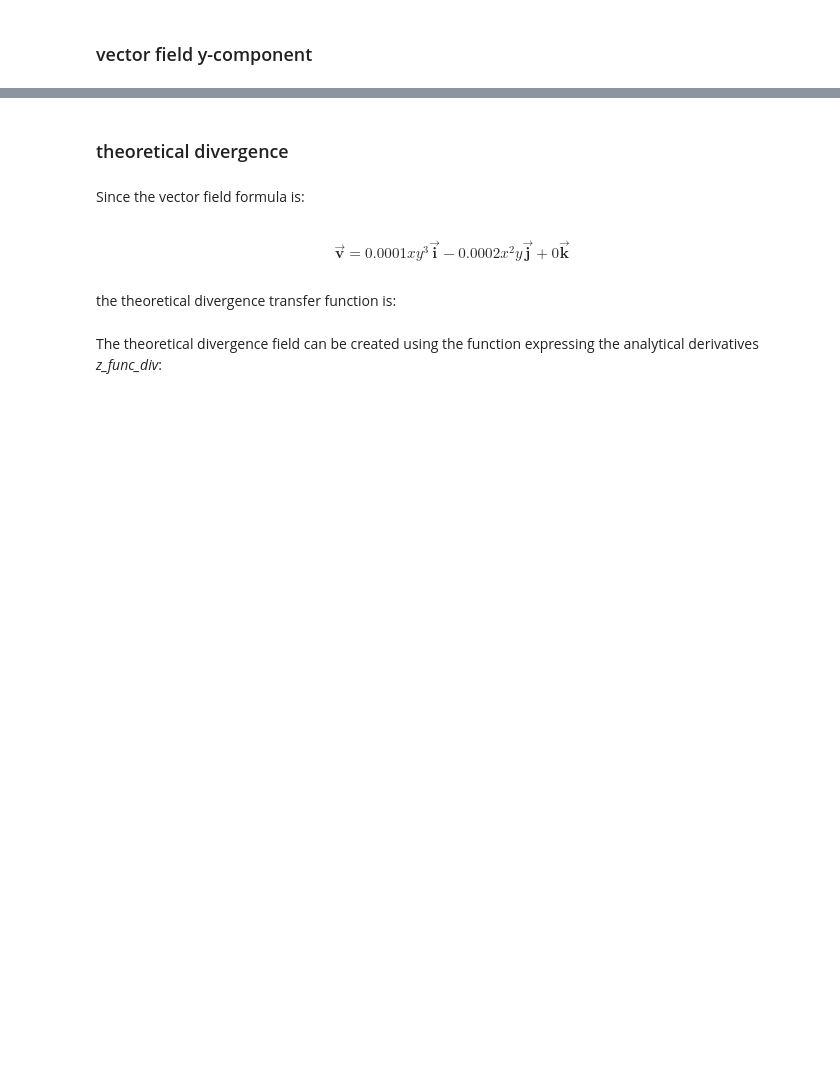
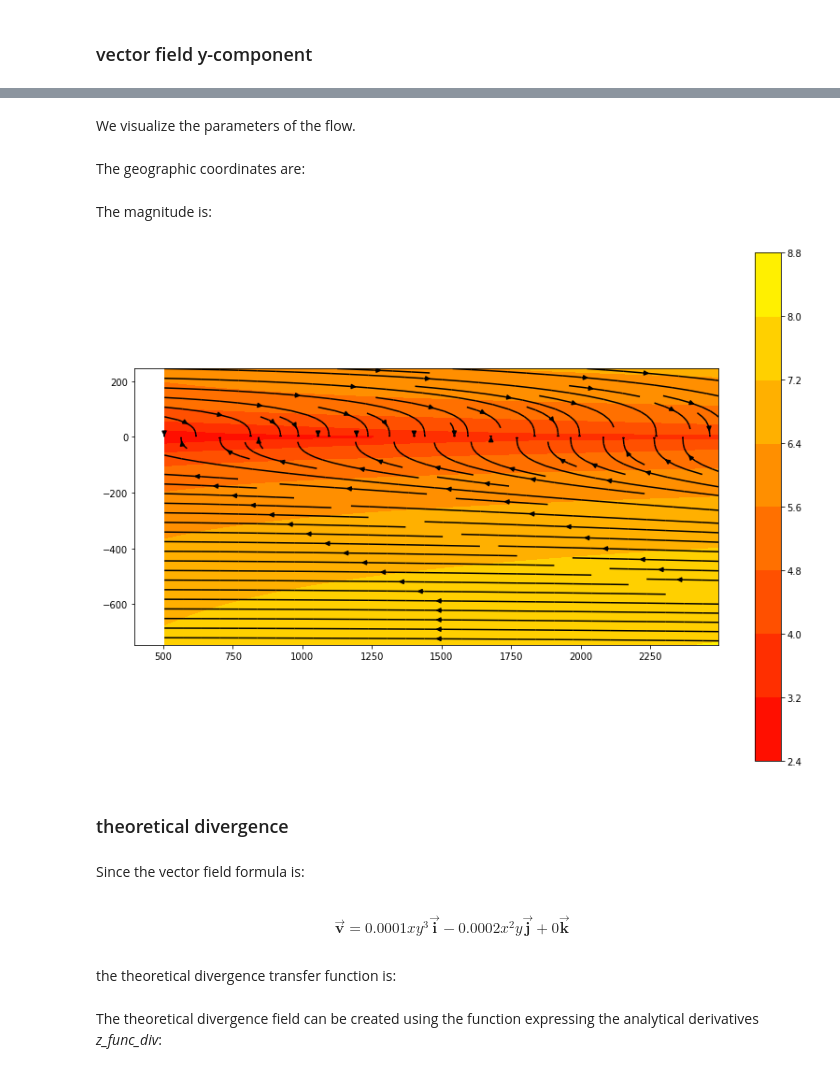
Before and after one commit to mauroalberti/VectorFieldCalc, a Jupyter notebook: pygsf/docs/notebooks/Fields - divergence, curl module and other vector field parameters.ipynb, the cells around one changed output, grey strips where cells are left out. Drawn from its saved outputs; the diff is of its cells as text; code cells hidden in the pictures; blank space fills up the shorter version.

```diff
--- a/pygsf/docs/notebooks/Fields - divergence, curl module and other vector field parameters.ipynb
+++ b/pygsf/docs/notebooks/Fields - divergence, curl module and other vector field parameters.ipynb
@@ -126,3 +138,33 @@ divergence = \nabla \cdot \vec{\mathbf{v}} & = \frac{\partial{v_x}}{\partial x}
+# %% [markdown]
+We visualize the parameters of the flow.
+# %% [markdown]
+The geographic coordinates are:
+# %%
+X, Y = gtToXY(
+    gt=gt1,
+    num_rows=rows,
+    num_cols=cols)
+# %% [markdown]
+The magnitude is:
+# %%
+magn = magnitude_2D(
+    fld_x=fx,
+    fld_y=fy)
+# %%
+# modified from:
+# https://scicomp.stackexchange.com/questions/18760/visually-appealing-ways-to-plot-singular-vector-fields-with-matplotlib-or-other
+# answer by: nicoguaro
+
+plt.figure(figsize=(14, 10))
+
+plt.contourf(X, Y, np.log10(magn), cmap="autumn")
+plt.colorbar()
+plt.streamplot(X, Y, fx/magn, fy/magn, color="black")
+plt.axis("image")
+
+plt.show()
+# %% [output]
+[figure, added]
 # %% [markdown]
 ### theoretical divergence
 # %% [markdown]
```
Also changed, not shown: parts of 53 cells of this notebook, 3 other files.
